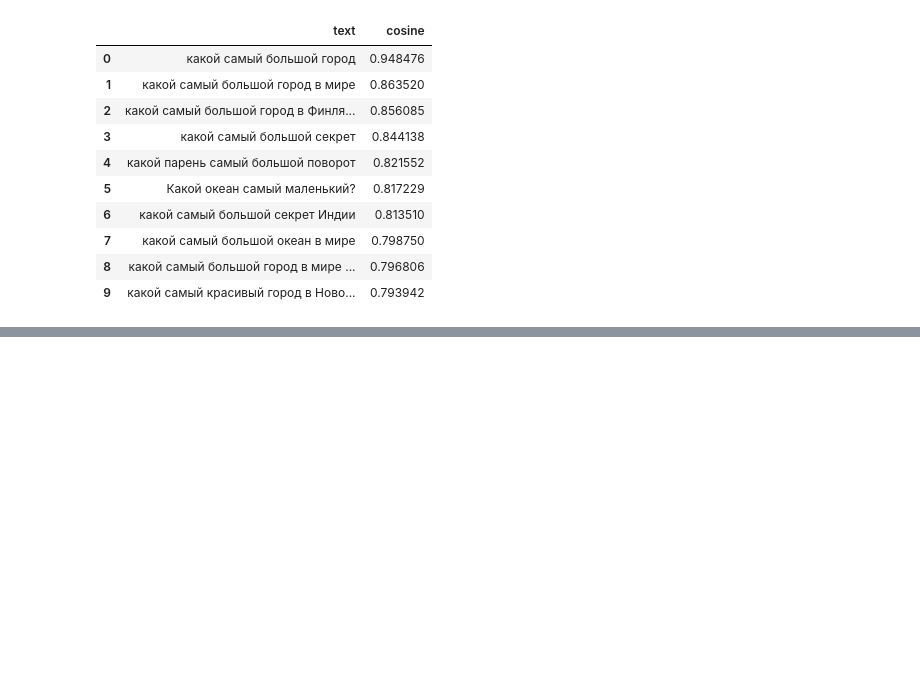
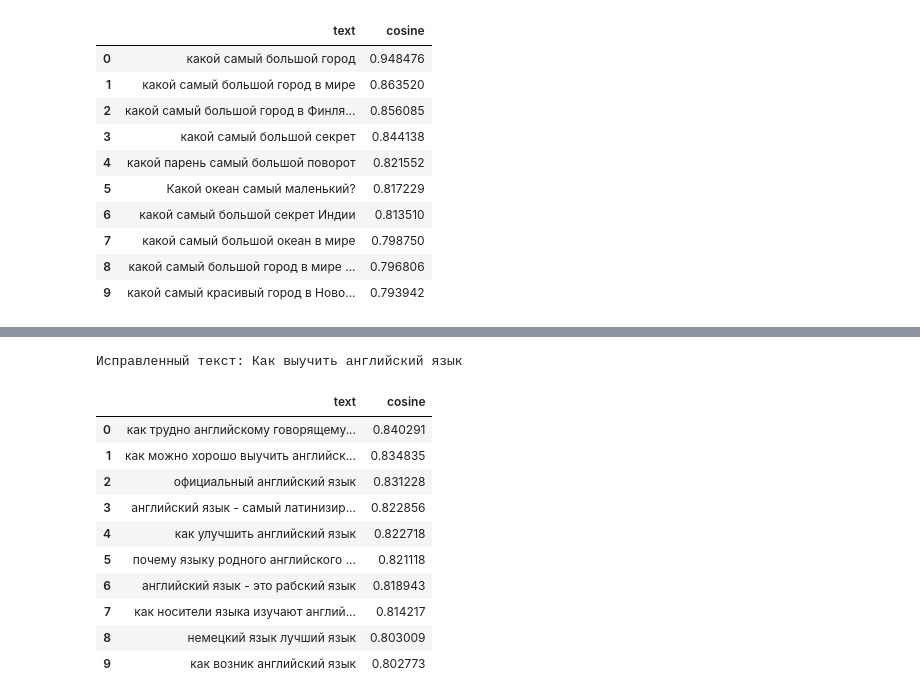
Before and after one commit to slavastar/Data-Analysis-Course, a Jupyter notebook: LW2.ipynb, the cells around one changed output, grey strips where cells are left out. Saved outputs shown, nothing was run; the diff lists cells and outputs as text; code cells hidden in the pictures; blank space fills up the shorter version.

```diff
--- a/LW2.ipynb
+++ b/LW2.ipynb
@@ -270,0 +287,16 @@ most_similar_texts(text)
+# %%
+text = 'Как выучитъ ангийций язик?'
+most_similar_texts(text)
+# %% [output]
+Исправленный текст: Как выучить английский язык
+|  | text | cosine |
+| 0 | как трудно английскому говорящему... | 0.840291 |
+| 1 | как можно хорошо выучить английск... | 0.834835 |
+| 2 | официальный английский язык | 0.831228 |
+| 3 | английский язык - самый латинизир... | 0.822856 |
+| 4 | как улучшить английский язык | 0.822718 |
+| 5 | почему языку родного английского ... | 0.821118 |
+| 6 | английский язык - это рабский язык | 0.818943 |
+| 7 | как носители языка изучают англий... | 0.814217 |
+| 8 | немецкий язык лучший язык | 0.803009 |
+| 9 | как возник английский язык | 0.802773 |
```
Also changed, not shown: parts of 4 cells of this notebook.
